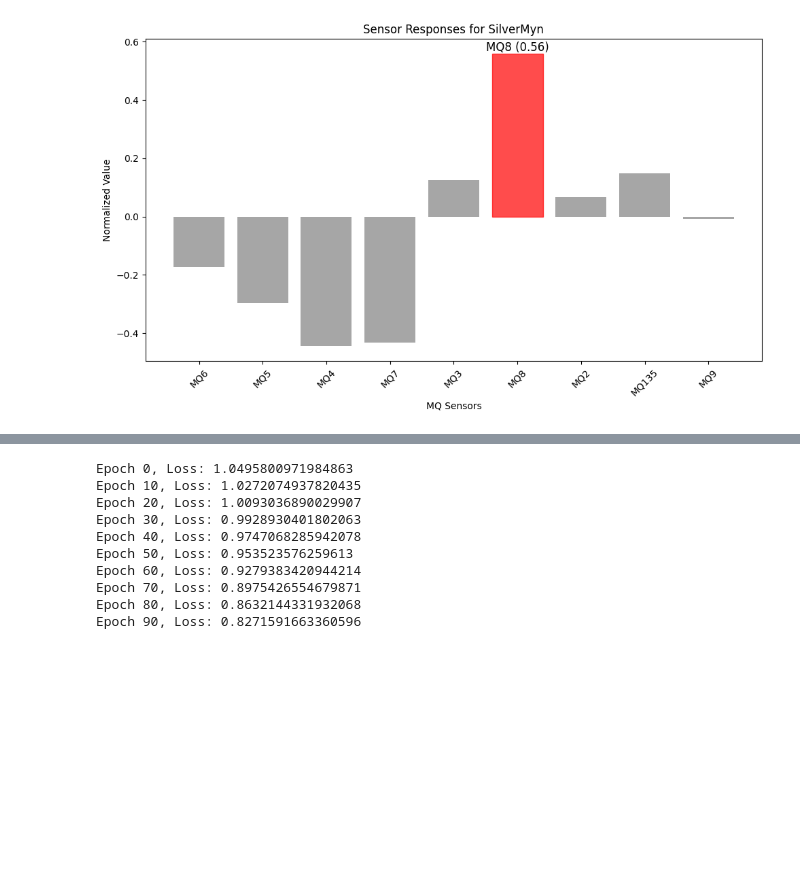
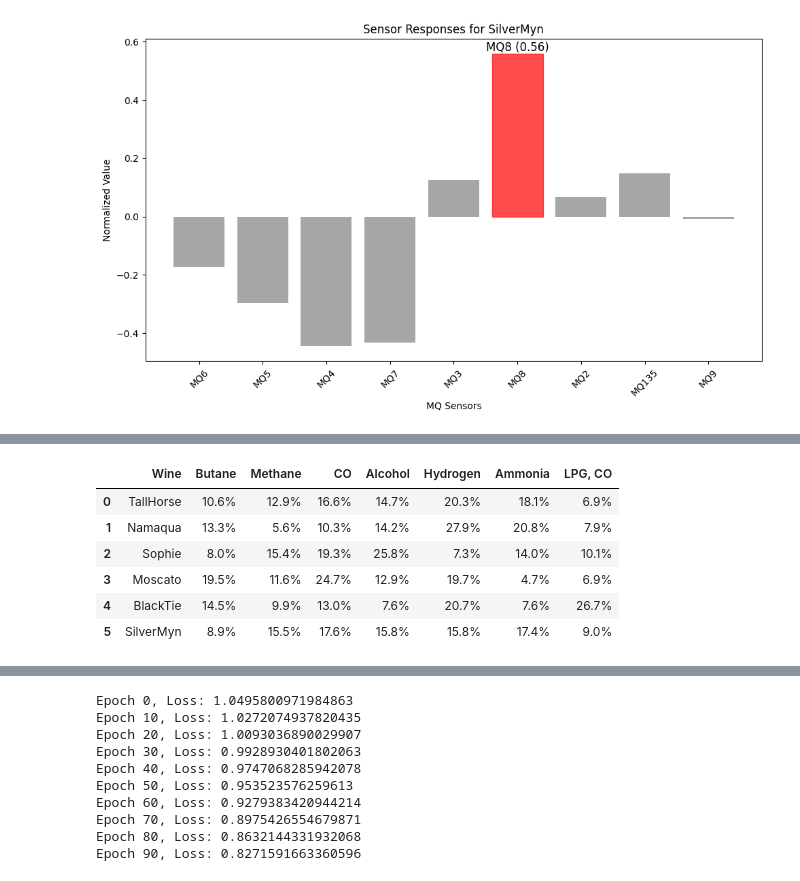
Before and after one commit to AidanRabinowitz/ArduinoWineSniffer, a Jupyter notebook: src/data_analysis_for_NN/NNAnalysis.ipynb, the cells around one changed output, grey strips where cells are left out. Cells and saved outputs as stored; diff of their text form; code cells hidden in the pictures; blank space fills up the shorter version.

Commit message:
updated most sensitive gas table; website; ML train

```diff
--- a/src/data_analysis_for_NN/NNAnalysis.ipynb
+++ b/src/data_analysis_for_NN/NNAnalysis.ipynb
@@ -1132,0 +1078,79 @@ plot_highest_sensor_for_wines(filtered_data_clean, mq_sensors, wine_labels, sens
+# %%
+import pandas as pd
+
+# Function to create a styled table of sensor prevalence for each wine
+def create_sensor_prevalence_table(df, mq_sensors, wine_labels):
+    """
+    Creates a table displaying the prevalence of each sensor for each wine.
+
+    Parameters:
+    df (DataFrame): Data containing sensor data and wine labels.
+    mq_sensors (list): List of MQ sensor columns.
+    wine_labels (list): List of wine labels to include in the table.
+
+    Returns:
+    styled_table (Styler): A styled DataFrame for display.
+    """
+    # Replace MQ sensor labels with gas names
+    sensor_labels = {
+        "MQ3": "Alcohol",
+        "MQ4": "Methane",
+        "MQ6": "Butane",
+        "MQ7": "CO",
+        "MQ8": "Hydrogen",
+        "MQ9": "LPG, CO",
+        "MQ135": "Ammonia"
+    }
+
+    # Prepare a list to store the results
+    sensor_prevalence = []
+
+    # Loop through each wine and calculate mean values for each sensor
+    for wine in wine_labels:
+        wine_data = df[df['Target'] == wine][mq_sensors]
+
+        # Calculate mean values for each sensor across all rows for the wine
+        mean_values = wine_data.abs().mean().to_dict()
+
+        # Calculate total mean value for percentage calculation
+        total_value = sum(mean_values.values())
+
+        # Calculate percentages and handle division by zero
+        percentages = {sensor: (mean / total_value * 100) if total_value > 0 else 0 for sensor, mean in mean_values.items()}
+
+        # Store the result as a tuple
+        sensor_prevalence.append((wine, *percentages.values()))
+
+    # Create a DataFrame for easier representation
+    prevalence_df = pd.DataFrame(sensor_prevalence, columns=['Wine'] + [sensor_labels[sensor] for sensor in mq_sensors])
+
+    # Highlight the maximum value in each row
+    def highlight_max(s):
+        """Highlight the maximum value in each row."""
+        is_max = s == s.max()
+        return ['background-color: red; color: white; font-weight: bold;' if v else '' for v in is_max]
+
+    # Apply styling and format the values to show 1 decimal place with a percentage sign
+    styled_table = prevalence_df.style.apply(highlight_max, subset=prevalence_df.columns[1:], axis=1) \
+                                     .set_table_styles({
+                                         'Wine': [{'selector': 'th', 'props': 'font-size: 12px; font-weight: bold;'}],
+                                         '': [{'selector': 'th', 'props': 'font-size: 12px; font-weight: bold;'}],  # Larger font size for all headers
+                                         '': [{'selector': 'td', 'props': 'font-size: 12px; height: 30px;'}],  # Adjust font size and row height
+                                         '': [{'selector': 'caption', 'props': 'font-size: 12px; font-weight: bold; text-align: center;'}]  # Adjust caption size
+                                     }) \
+                                     .set_caption('Most Prominent Gas Per Wine') \
+                                     .set_properties(**{'font-size': '14pt'}) \
+                                     .format({col: "{:.1f}%" for col in prevalence_df.columns[1:]})  # Format as percentage with 1 decimal place
+
+    return styled_table
+
+# Example usage
+wine_labels = ["TallHorse", "Namaqua", "Sophie", "Moscato", "BlackTie", "SilverMyn"]
+mq_sensors = ["MQ6", "MQ4", "MQ7", "MQ3", "MQ8", "MQ135", "MQ9"]
+
+# Call the function to create the sensor prevalence table
+styled_table = create_sensor_prevalence_table(filtered_data_clean, mq_sensors, wine_labels)
+
+# Display the table (in Jupyter, it would display automatically)
+styled_table
+# %% [output]
@@ -1133,3 +1158,10 @@ plot_highest_sensor_for_wines(filtered_data_clean, mq_sensors, wine_labels, sens
+|  | Wine | Butane | Methane | CO | Alcohol | Hydrogen | Ammonia | LPG, CO |
+| 0 | TallHorse | 10.6% | 12.9% | 16.6% | 14.7% | 20.3% | 18.1% | 6.9% |
+| 1 | Namaqua | 13.3% | 5.6% | 10.3% | 14.2% | 27.9% | 20.8% | 7.9% |
+| 2 | Sophie | 8.0% | 15.4% | 19.3% | 25.8% | 7.3% | 14.0% | 10.1% |
+| 3 | Moscato | 19.5% | 11.6% | 24.7% | 12.9% | 19.7% | 4.7% | 6.9% |
+| 4 | BlackTie | 14.5% | 9.9% | 13.0% | 7.6% | 20.7% | 7.6% | 26.7% |
+| 5 | SilverMyn | 8.9% | 15.5% | 17.6% | 15.8% | 15.8% | 17.4% | 9.0% |
 # %%
 # from sklearn.preprocessing import StandardScaler
 
```
Also changed, not shown: parts of 3 cells of this notebook, 11 other files.
